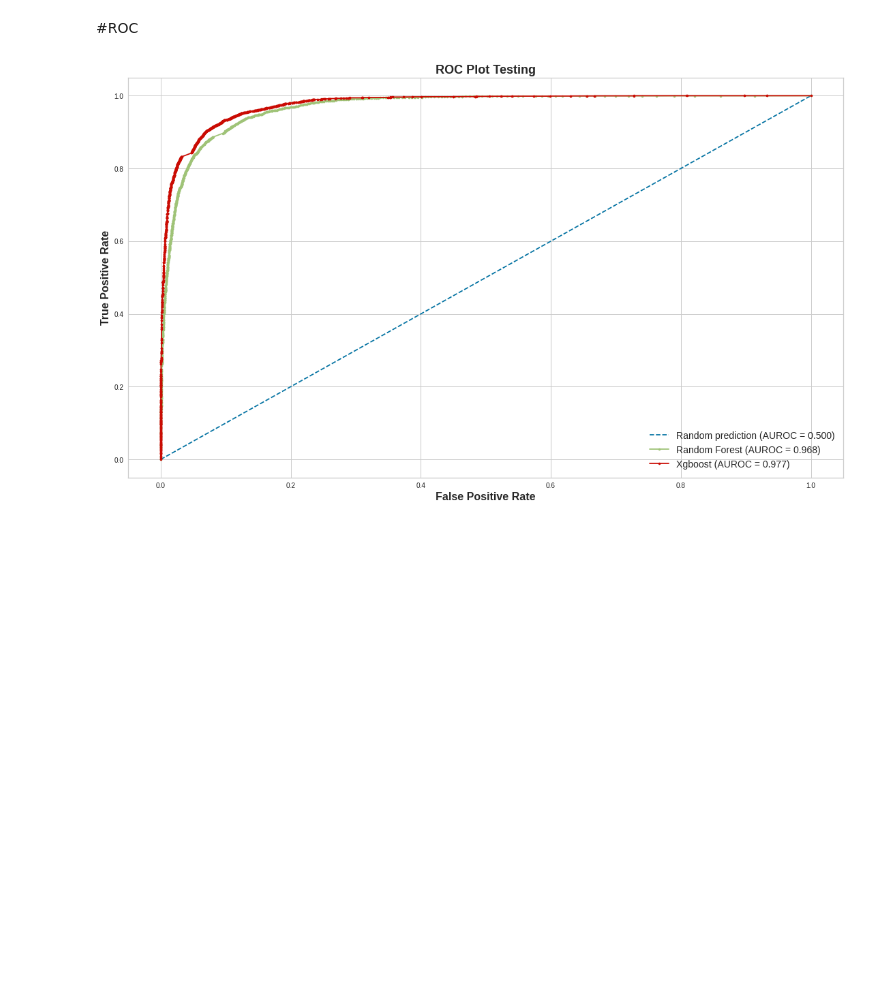
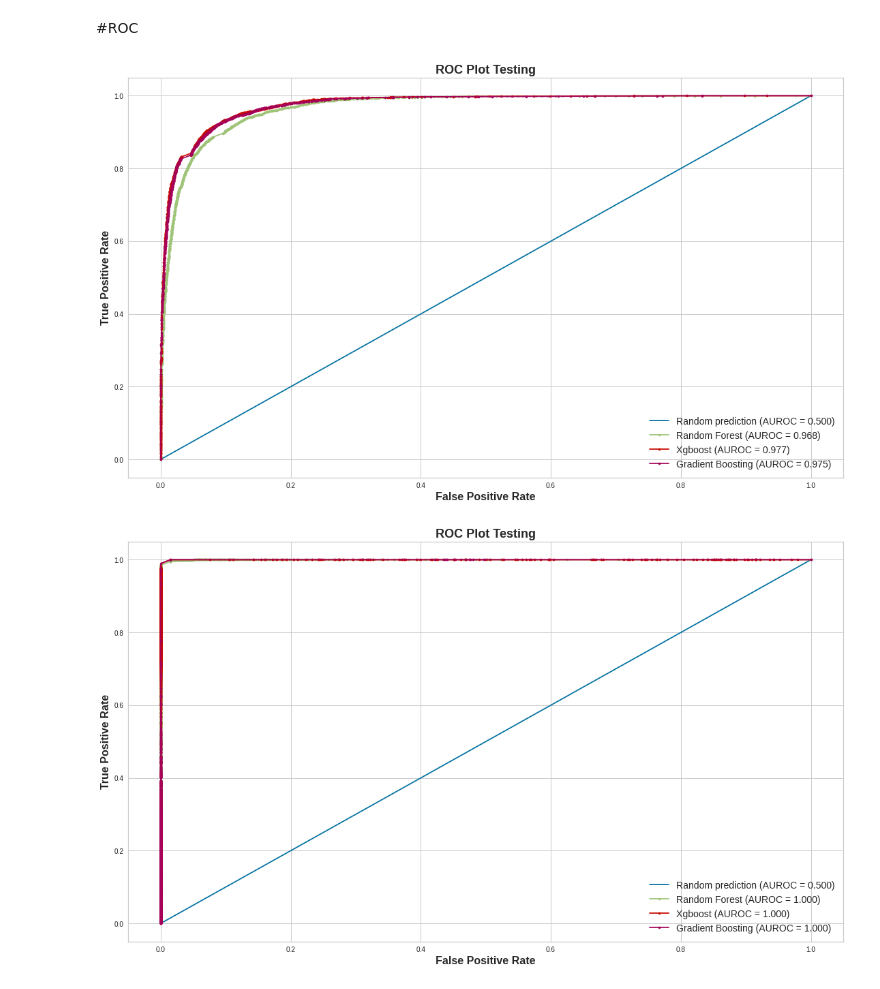
Before and after one commit to RafsanJany-44/Research-NREM-REM, a Jupyter notebook: 010_Fina.ipynb, the cells around one changed output. Cells and saved outputs as stored; diff of their text form; code cells hidden in the pictures; blank space fills up the shorter version.

```diff
--- a/010_Fina.ipynb
+++ b/010_Fina.ipynb
@@ -77,4 +82,4 @@ y_train = new_dataset[target]
 #Random Forest
 # %%
 from sklearn.ensemble import RandomForestClassifier
-rf = load_model("")
+rf = load_model("/content/drive/MyDrive/MLModel_NREM_REM/RandomForestClassifier(max_depth=39, n_estimators=450, random_state=0)")
@@ -148,4 +151,4 @@ cm.show()
 #Xg Boost
 # %%
 import xgboost as xgb
-xgb =  load_model("")
+xgb =  load_model("/content/drive/MyDrive/MLModel_NREM_REM/XGBClassifier(max_depth=29, n_estimators=4010)")
@@ -217,7 +218,7 @@ cm.show()
 #Gradient Boost
 # %%
 from sklearn.ensemble import GradientBoostingClassifier
-gb=load_model("")
+gb=load_model("/content/drive/MyDrive/MLModel_NREM_REM/GradientBoostingClassifier(max_depth=12, n_estimators=1150, random_state=0)")
 # %%
 y_pred_train=gb.predict(X_train)
 
@@ -334,4 +367,8 @@ model_name=["Random Forest","Xgboost","Gradient Boosting"]
 
 ROC(mod,model_name,X_test,y_test,graph_feat)
 # %% [output]
-[figure, old version]
+[figure, new version]
+# %%
+ROC(mod,model_name,X_train,y_train,graph_feat)
+# %% [output]
+[figure, added]
```
Also changed, not shown: parts of 10 cells of this notebook.
